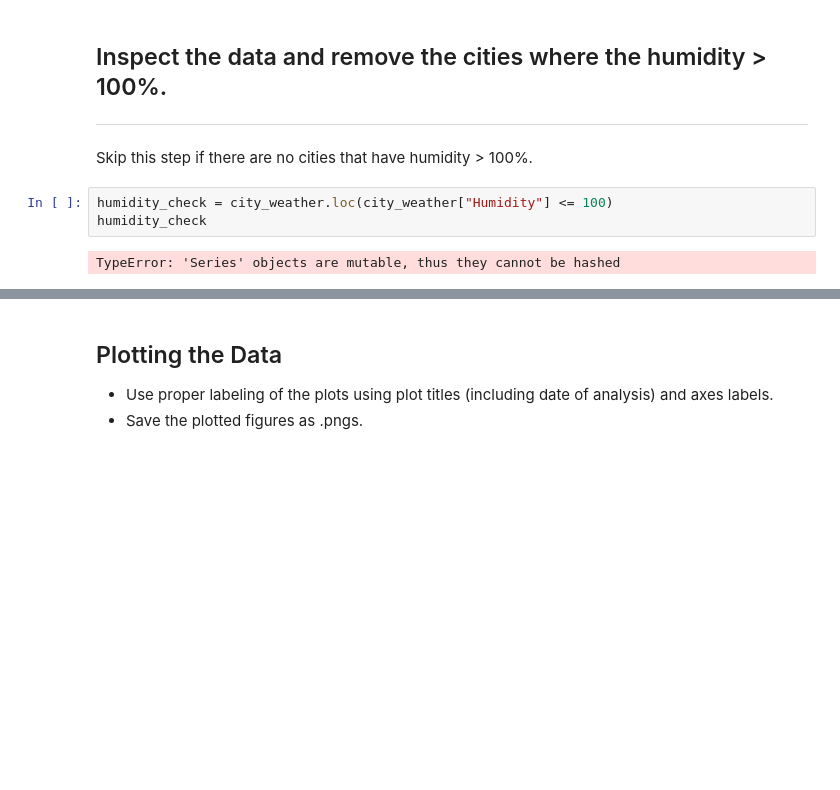
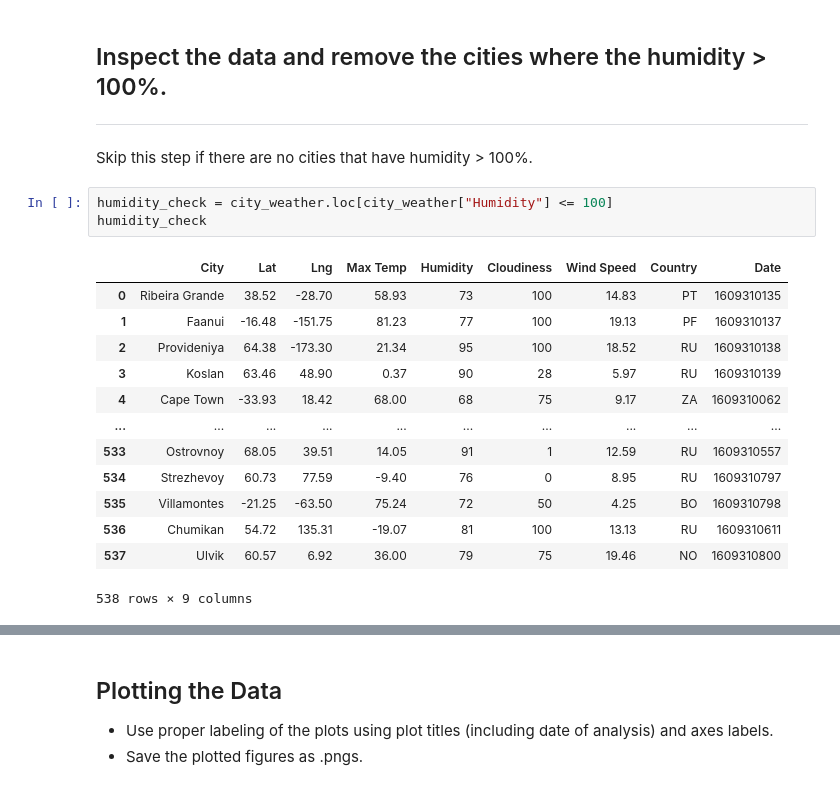
Before and after one commit to JRandle23/Python-API-Challenge, a Jupyter notebook: WeatherPy/WeatherPy.ipynb, the cells around one changed output, grey strips where cells are left out. Saved outputs shown, nothing was run; the diff lists cells and outputs as text; blank space fills up the shorter version.

```diff
--- a/WeatherPy/WeatherPy.ipynb
+++ b/WeatherPy/WeatherPy.ipynb
@@ -174,9 +175,21 @@ city_weather.describe()
 ----
 Skip this step if there are no cities that have humidity > 100%.
 # %%
-humidity_check = city_weather.loc(city_weather["Humidity"] <= 100)
+humidity_check = city_weather.loc[city_weather["Humidity"] <= 100]
 humidity_check
 # %% [output]
+|  | City | Lat | Lng | Max Temp | Humidity | Cloudiness | Wind Speed | Country | Date |
+| 0 | Ribeira Grande | 38.52 | -28.70 | 58.93 | 73 | 100 | 14.83 | PT | 1609310135 |
+| 1 | Faanui | -16.48 | -151.75 | 81.23 | 77 | 100 | 19.13 | PF | 1609310137 |
+| 2 | Provideniya | 64.38 | -173.30 | 21.34 | 95 | 100 | 18.52 | RU | 1609310138 |
+| 3 | Koslan | 63.46 | 48.90 | 0.37 | 90 | 28 | 5.97 | RU | 1609310139 |
+| 4 | Cape Town | -33.93 | 18.42 | 68.00 | 68 | 75 | 9.17 | ZA | 1609310062 |
+| ... | ... | ... | ... | ... | ... | ... | ... | ... | ... |
+| 533 | Ostrovnoy | 68.05 | 39.51 | 14.05 | 91 | 1 | 12.59 | RU | 1609310557 |
+| 534 | Strezhevoy | 60.73 | 77.59 | -9.40 | 76 | 0 | 8.95 | RU | 1609310797 |
+| 535 | Villamontes | -21.25 | -63.50 | 75.24 | 72 | 50 | 4.25 | BO | 1609310798 |
+| 536 | Chumikan | 54.72 | 135.31 | -19.07 | 81 | 100 | 13.13 | RU | 1609310611 |
+| 537 | Ulvik | 60.57 | 6.92 | 36.00 | 79 | 75 | 19.46 | NO | 1609310800 |
-TypeError: 'Series' objects are mutable, thus they cannot be hashed
+538 rows × 9 columns
 # %%
 #  Get the indices of cities that have humidity over 100%.
```
Also changed, not shown: parts of 5 cells of this notebook.
